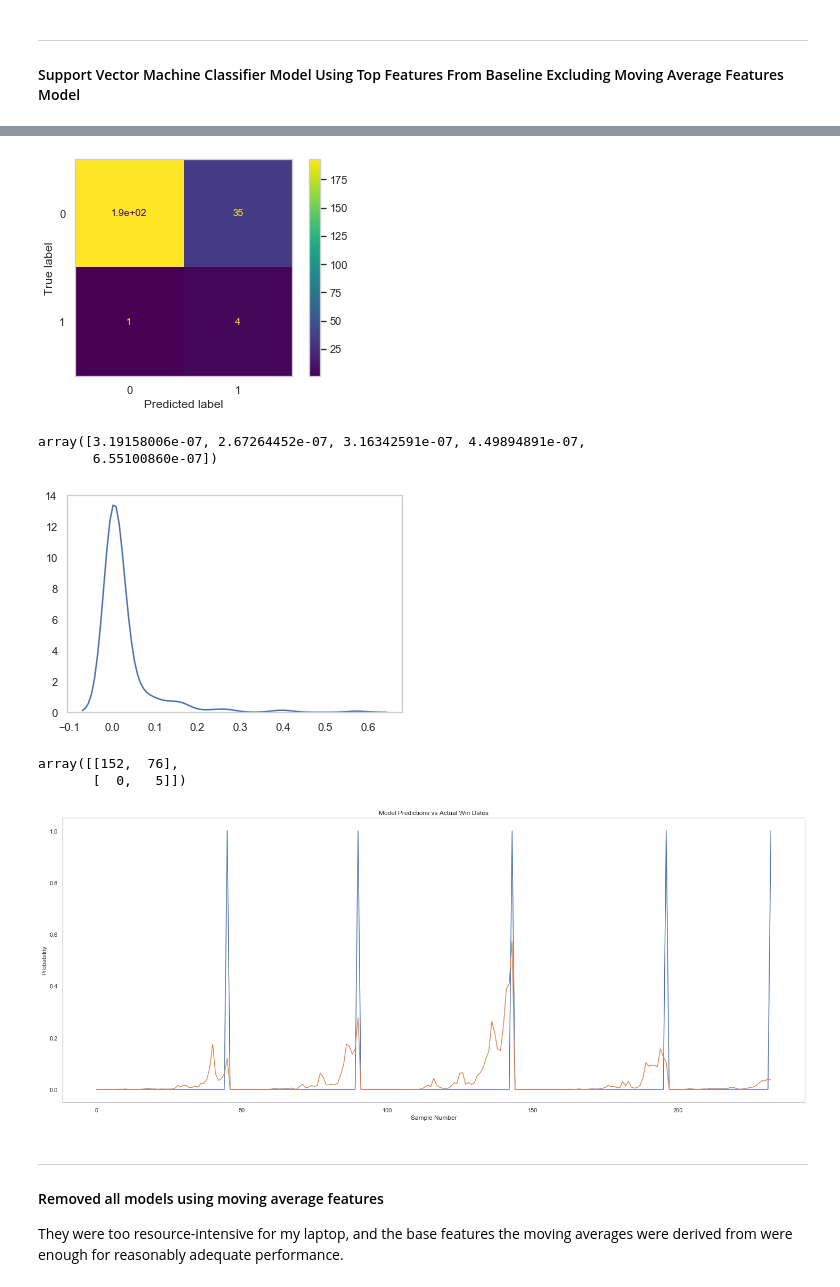
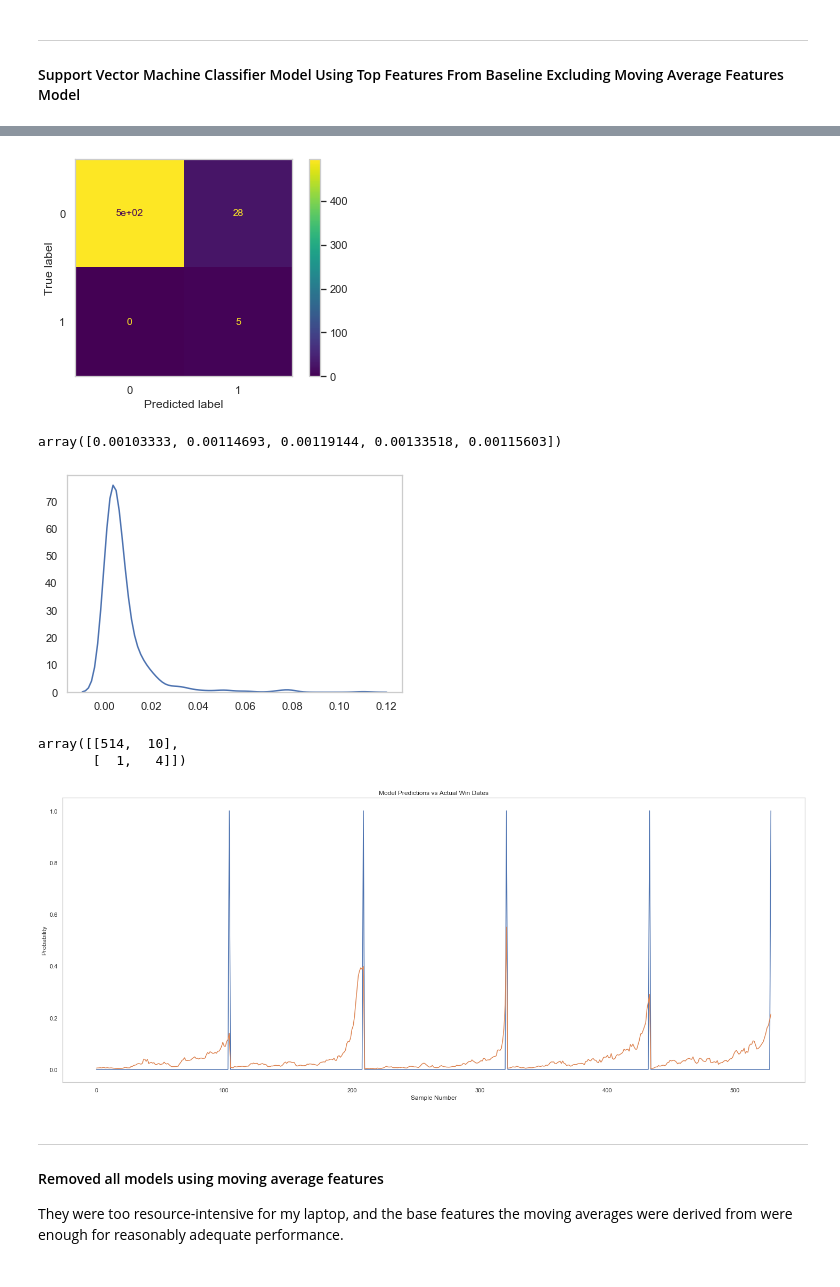
Before and after one commit to dwalkup/NIC_prediction, a Jupyter notebook: notebooks/ice_classic_svm.ipynb, the cells around one changed output, grey strips where cells are left out. Saved outputs shown, nothing was run; the diff lists cells and outputs as text; code cells hidden in the pictures.

Commit message:
adjust model parameters after river flow moving averages added

```diff
--- a/notebooks/ice_classic_svm.ipynb
+++ b/notebooks/ice_classic_svm.ipynb
@@ -169,5 +169,9 @@ pd.Series(abs(clf_svc.coef_[0]), index=train[svc_no_ma_cols].columns).nlargest(1
 # %%
-svm_best_cols = ['daylightHours', 'precipIntensity', 'dayOfYear', 'temperatureAvg', 'accumulatedSnow', 'iceThickness', 'numColdDays']
+# svm_best_cols = ['daylightHours', 'precipIntensity', 'dayOfYear', 'temperatureAvg', 'accumulatedSnow',
+#                  'iceThickness', 'numColdDays']
+# after river flow data added
+svm_best_cols = ['dayOfYear', 'daylightHours', 'temperatureAvg', 'accumulatedSnow',
+                 'iceThickness', 'flowVolume', 'numColdDays']
 # %% [markdown]
 ---
 #### Support Vector Machine Classifier Model Using Top Features From Baseline Excluding Moving Average Features Model
@@ -220,33 +224,32 @@ metrics.plot_confusion_matrix(pipe, X_train, y_train);
 # %%
 metrics.plot_confusion_matrix(pipe, X_test, y_test);
 # %% [output]
-[figure, old version]
+[figure, new version]
 # %%
 y_pred = pipe.predict_proba(X_test)[:,1]
 y_pred[:5]
 # %% [output]
-array([3.19158006e-07, 2.67264452e-07, 3.16342591e-07, 4.49894891e-07,
-       6.55100860e-07])
+array([0.00103333, 0.00114693, 0.00119144, 0.00133518, 0.00115603])
 # %%
 sns.kdeplot(y_pred);
 # %% [output]
-[figure, old version]
+[figure, new version]
 # %%
-metrics.confusion_matrix(y_test, y_pred > 1e-2)
+metrics.confusion_matrix(y_test, y_pred > 0.04)
 # %% [output]
-array([[152,  76],
-       [  0,   5]])
+array([[514,  10],
+       [  1,   4]])
 # %%
 plt.figure(figsize=(20,8))
 plt.plot(y_test.values)
-plt.plot(y_pred)
+plt.plot(5*y_pred)
 plt.tight_layout()
 plt.title('Model Predictions vs Actual Win Dates')
 plt.xlabel('Sample Number')
 plt.ylabel('Probability')
 plt.show()
 # %% [output]
-[figure, old version]
+[figure, new version]
 # %% [markdown]
 ---
 #### Removed all models using moving average features
```
Also changed, not shown: parts of 16 cells of this notebook, 3 other files.
